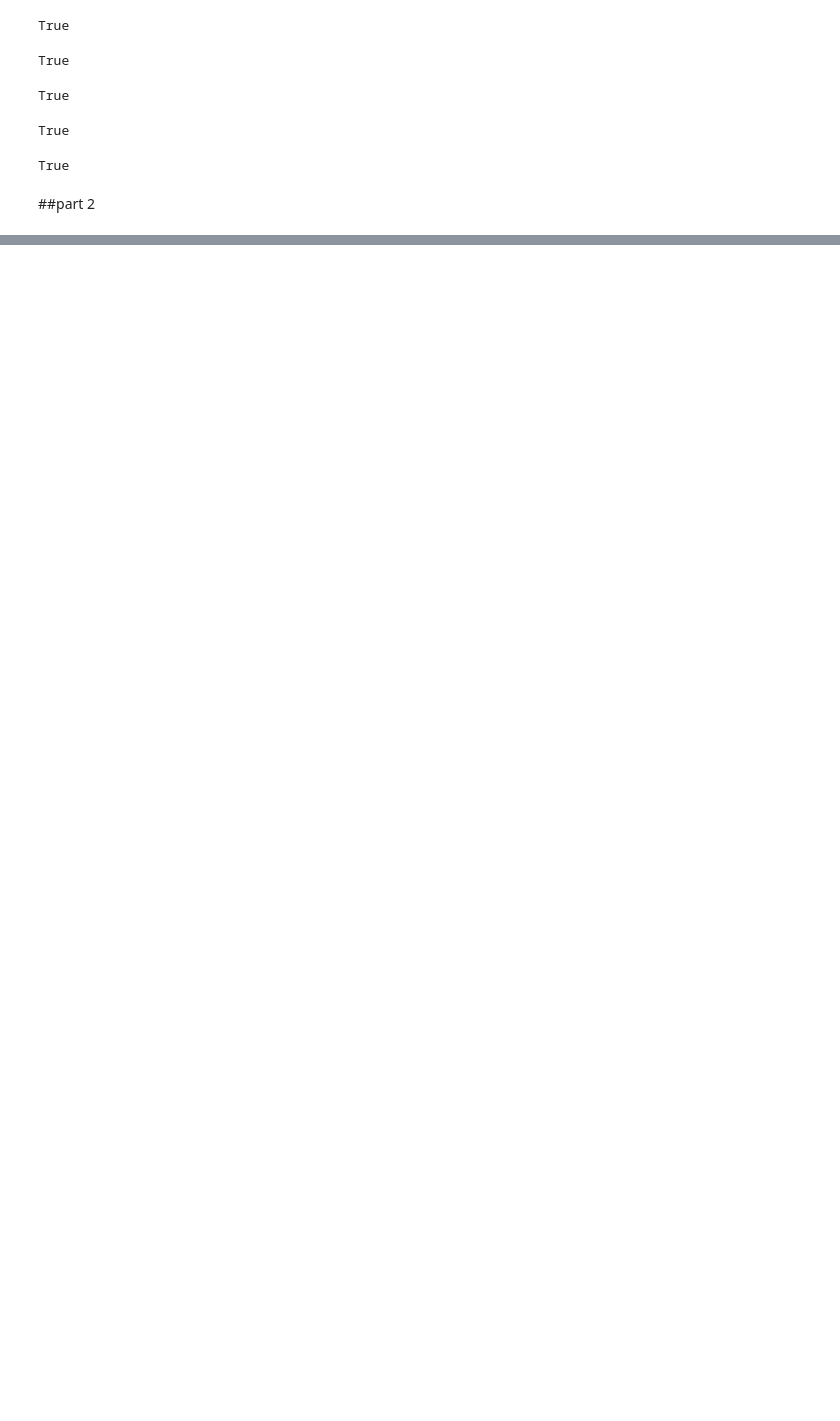
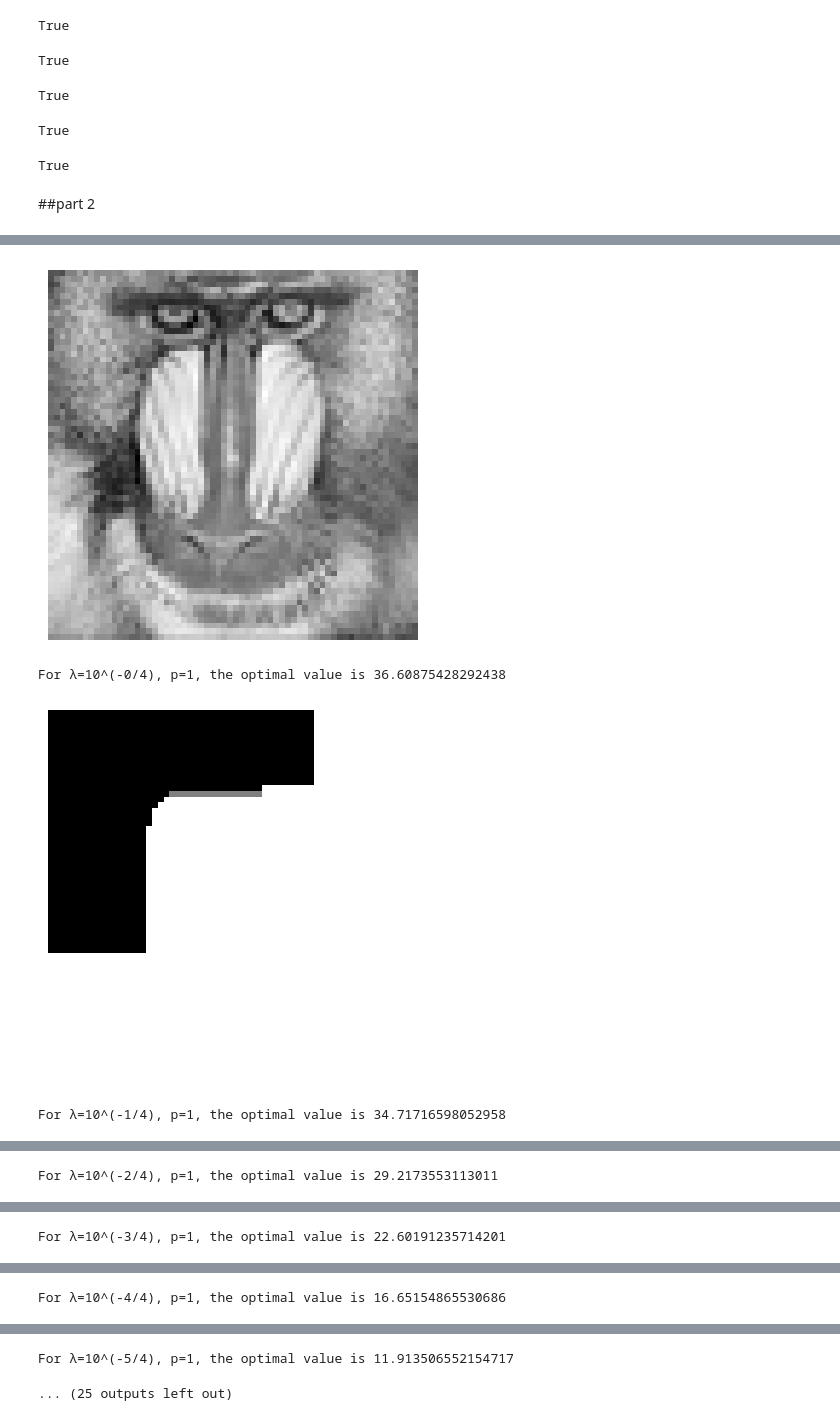
Before and after one commit to AmirHosseinNaghdi2003/convex-optimization, a Jupyter notebook: CHW1/CO_CHW1.ipynb, the cells around one changed output, grey strips where cells are left out. Drawn from its saved outputs; the diff is of its cells as text; code cells hidden in the pictures; blank space fills up the shorter version.

```diff
--- a/CHW1/CO_CHW1.ipynb
+++ b/CHW1/CO_CHW1.ipynb
@@ -108,0 +168,18 @@ log(1.0 + [0.5 0.5 0.5 0.5 0.5] @ var981) + 0.1 @ Pnorm(var981, 2)
+# %%
+# Running LASSO on the "baboon" image with multiple lambda and p values
+baboon = read_image("baboon.csv")
+display_grayscale_image(baboon)
+
+results = []
+for p in [1, 2]:
+    for lam_exp in range(9):
+        lam = 10 ** (-lam_exp / 4)
+        opt, img = lasso(baboon, lam, p)
+        results.append((opt, img))
+        print(f"For λ=10^(-{lam_exp}/4), p={p}, the optimal value is {opt}")
+        display_grayscale_image(img)
+# %% [output]
+[figure, added]
+For λ=10^(-0/4), p=1, the optimal value is 36.60875428292438
+[figure, added]
+For λ=10^(-1/4), p=1, the optimal value is 34.71716598052958
@@ -108,0 +187 @@ log(1.0 + [0.5 0.5 0.5 0.5 0.5] @ var981) + 0.1 @ Pnorm(var981, 2)
+For λ=10^(-2/4), p=1, the optimal value is 29.2173553113011
@@ -108,0 +189 @@ log(1.0 + [0.5 0.5 0.5 0.5 0.5] @ var981) + 0.1 @ Pnorm(var981, 2)
+For λ=10^(-3/4), p=1, the optimal value is 22.60191235714201
@@ -108,0 +191 @@ log(1.0 + [0.5 0.5 0.5 0.5 0.5] @ var981) + 0.1 @ Pnorm(var981, 2)
+For λ=10^(-4/4), p=1, the optimal value is 16.65154865530686
@@ -108,0 +193,2 @@ log(1.0 + [0.5 0.5 0.5 0.5 0.5] @ var981) + 0.1 @ Pnorm(var981, 2)
+For λ=10^(-5/4), p=1, the optimal value is 11.913506552154717
+... (25 outputs left out)
```
Also changed, not shown: parts of 10 cells of this notebook.
